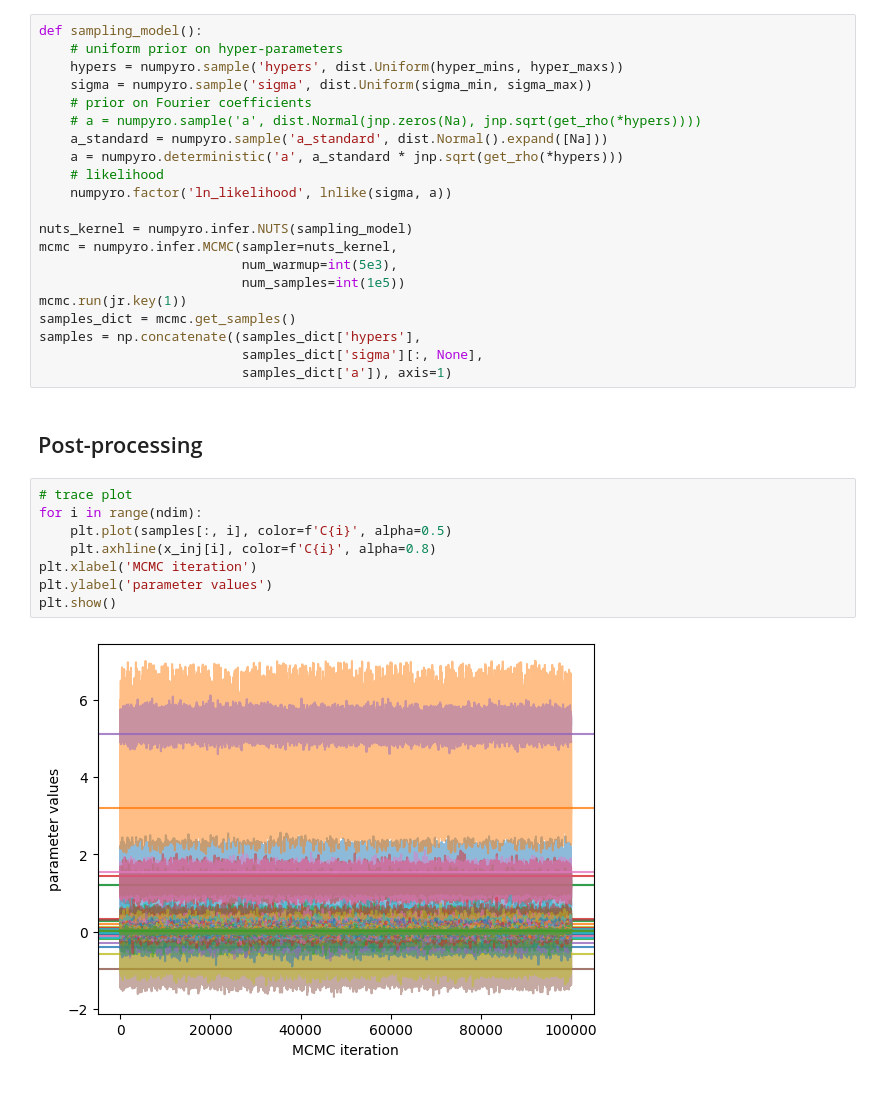
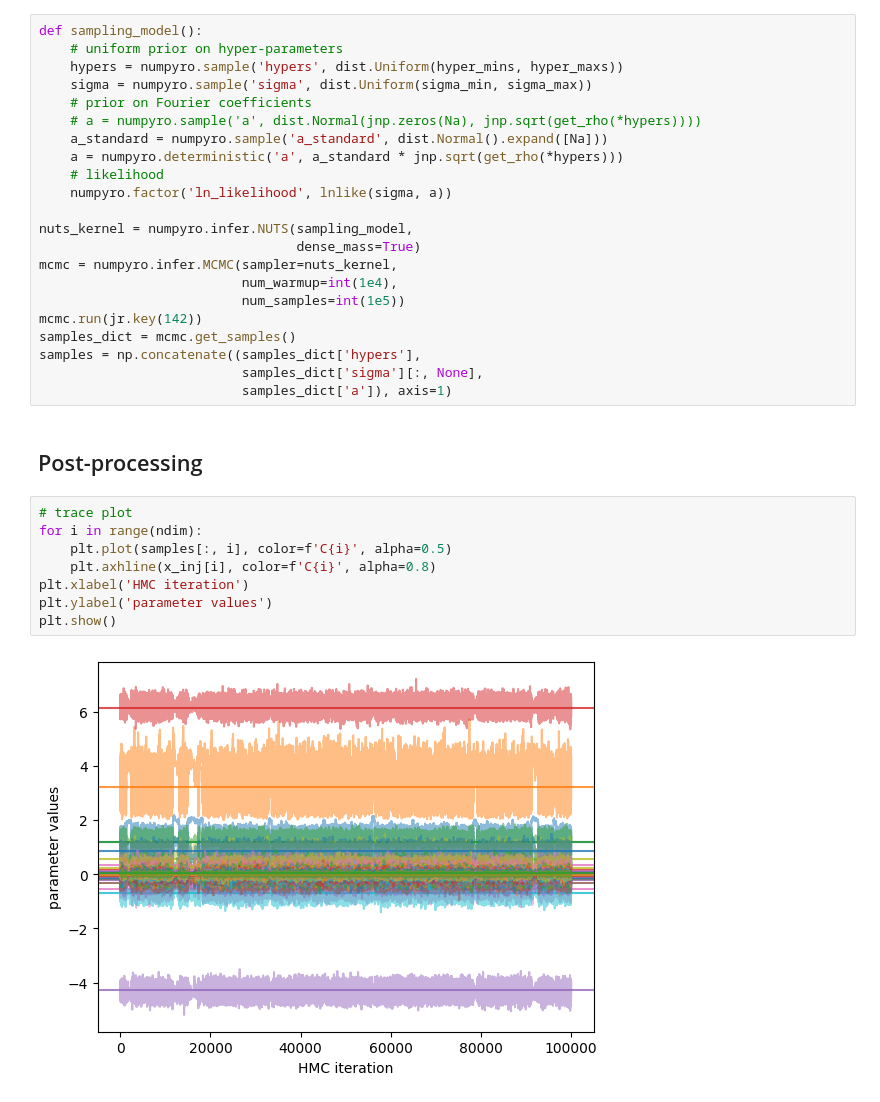
Before and after one commit to aiden-g12321/Neals_funnel, a Jupyter notebook: power_law/hierarchical.ipynb, the cells around one changed output. Cells and saved outputs as stored; diff of their text form.

```diff
--- a/power_law/hierarchical.ipynb
+++ b/power_law/hierarchical.ipynb
@@ -108,11 +110,12 @@ def sampling_model():
     # likelihood
     numpyro.factor('ln_likelihood', lnlike(sigma, a))
 
-nuts_kernel = numpyro.infer.NUTS(sampling_model)
+nuts_kernel = numpyro.infer.NUTS(sampling_model,
+                                 dense_mass=True)
 mcmc = numpyro.infer.MCMC(sampler=nuts_kernel,
-                          num_warmup=int(5e3),
+                          num_warmup=int(1e4),
                           num_samples=int(1e5))
-mcmc.run(jr.key(1))
+mcmc.run(jr.key(142))
 samples_dict = mcmc.get_samples()
 samples = np.concatenate((samples_dict['hypers'],
                           samples_dict['sigma'][:, None],
@@ -122,13 +125,13 @@ samples = np.concatenate((samples_dict['hypers'],
 # %%
 # trace plot
 for i in range(ndim):
     plt.plot(samples[:, i], color=f'C{i}', alpha=0.5)
     plt.axhline(x_inj[i], color=f'C{i}', alpha=0.8)
-plt.xlabel('MCMC iteration')
+plt.xlabel('HMC iteration')
 plt.ylabel('parameter values')
 plt.show()
 # %% [output]
-[figure, old version]
+[figure, new version]
 # %%
 # plot auto-correlations of paramters
 plt.bar(np.arange(ndim), np.array([integrated_time(samples[:, i])[0] for i in range(ndim)]))
```
Also changed, not shown: parts of 13 cells of this notebook, 11 other files.
